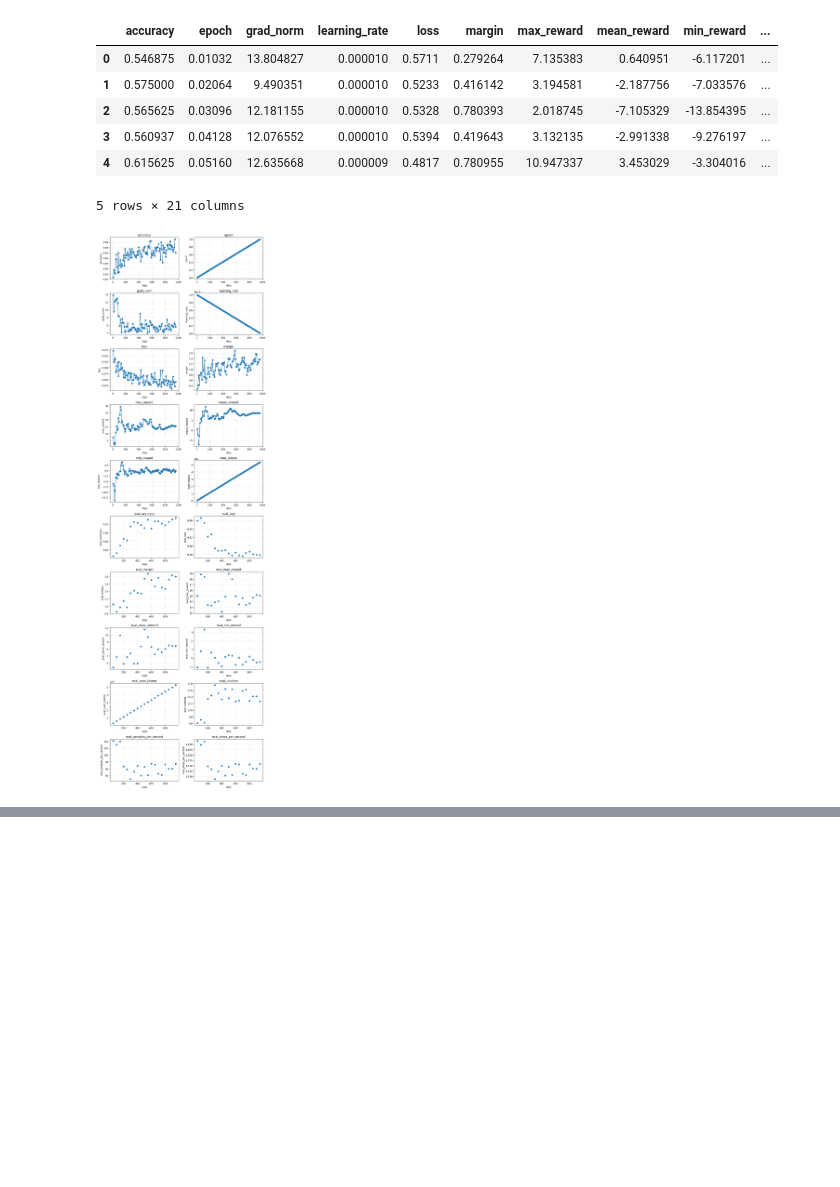
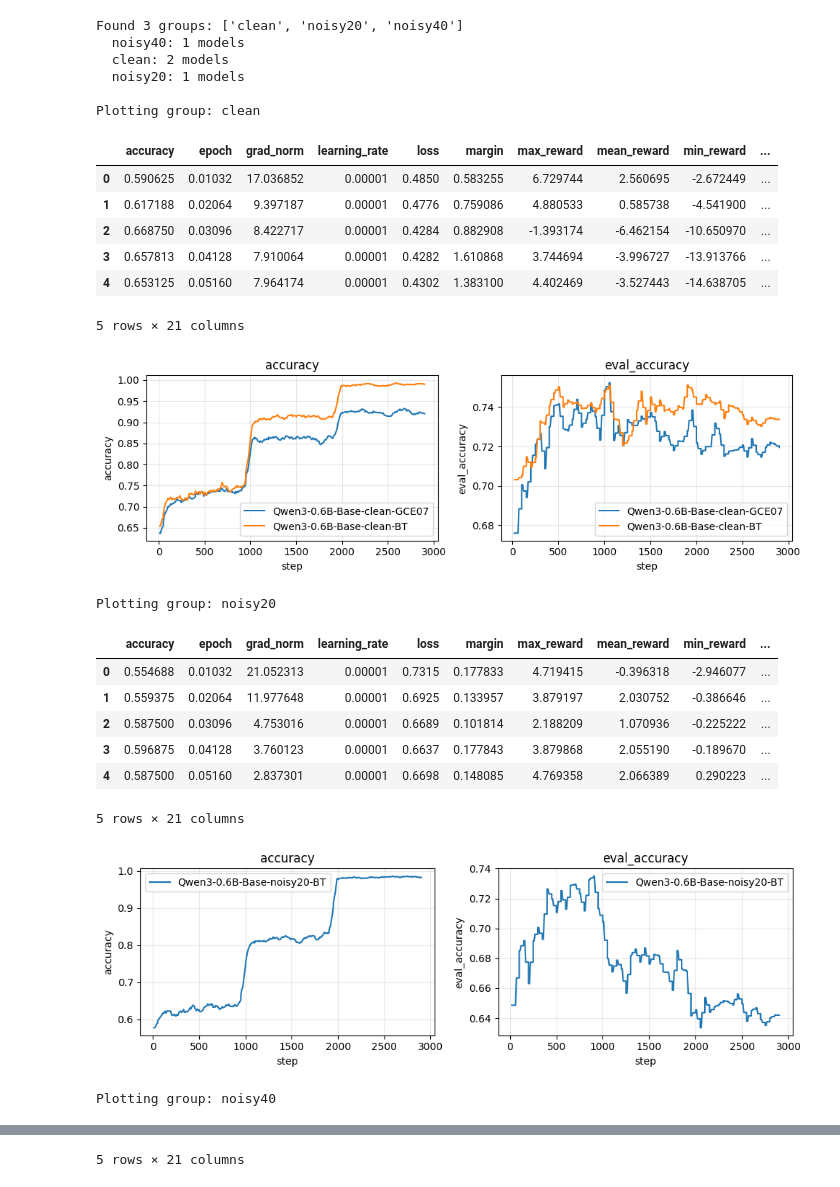
Before and after one commit to iamxjy/dl-rm-loss, a Jupyter notebook: reward_modeling/reward_modeling_visualize.ipynb, the cells around one changed output, grey strips where cells are left out. Drawn from its saved outputs; the diff is of its cells as text; code cells hidden in the pictures; blank space fills up the shorter version.

Commit message:
change some visualizations

```diff
--- a/reward_modeling/reward_modeling_visualize.ipynb
+++ b/reward_modeling/reward_modeling_visualize.ipynb
@@ -81,12 +0,0 @@ plot(TRAINER_STATE_PATH)
-# %%
-TRAINER_STATE_PATH = Path("/proj/inf-scaling/iris/dl-rm-loss/reward_modeling/Qwen2-0.5B-Reward-noisy-GCE07/checkpoint-969/trainer_state.json")
-plot(TRAINER_STATE_PATH)
-# %% [output]
-|  | accuracy | epoch | grad_norm | learning_rate | loss | margin | max_reward | mean_reward | min_reward | ... |
-| 0 | 0.546875 | 0.01032 | 13.804827 | 0.000010 | 0.5711 | 0.279264 | 7.135383 | 0.640951 | -6.117201 | ... |
-| 1 | 0.575000 | 0.02064 | 9.490351 | 0.000010 | 0.5233 | 0.416142 | 3.194581 | -2.187756 | -7.033576 | ... |
-| 2 | 0.565625 | 0.03096 | 12.181155 | 0.000010 | 0.5328 | 0.780393 | 2.018745 | -7.105329 | -13.854395 | ... |
-| 3 | 0.560937 | 0.04128 | 12.076552 | 0.000010 | 0.5394 | 0.419643 | 3.132135 | -2.991338 | -9.276197 | ... |
-| 4 | 0.615625 | 0.05160 | 12.635668 | 0.000009 | 0.4817 | 0.780955 | 10.947337 | 3.453029 | -3.304016 | ... |
-5 rows × 21 columns
-[figure, removed]
@@ -92,0 +184,38 @@ plot(TRAINER_STATE_PATH)
+# %%
+# Plot all groups separately, showing only accuracy and eval_accuracy
+base_path = Path("models_epoch3/")
+groups = group_models_by_suffix(base_path)
+
+print(f"Found {len(groups)} groups: {sorted(groups.keys())}")
+for suffix, paths in groups.items():
+    print(f"  {suffix}: {len(paths)} models")
+
+# Plot each group separately
+for suffix, trainer_state_paths in sorted(groups.items()):
+    print(f"\nPlotting group: {suffix}")
+    plot_many(trainer_state_paths, smoothing=10, fields_to_plot=["accuracy", "eval_accuracy"])
+# %% [output]
+Found 3 groups: ['clean', 'noisy20', 'noisy40']
+  noisy40: 1 models
+  clean: 2 models
+  noisy20: 1 models
+
+Plotting group: clean
+|  | accuracy | epoch | grad_norm | learning_rate | loss | margin | max_reward | mean_reward | min_reward | ... |
+| 0 | 0.590625 | 0.01032 | 17.036852 | 0.00001 | 0.4850 | 0.583255 | 6.729744 | 2.560695 | -2.672449 | ... |
+| 1 | 0.617188 | 0.02064 | 9.397187 | 0.00001 | 0.4776 | 0.759086 | 4.880533 | 0.585738 | -4.541900 | ... |
+| 2 | 0.668750 | 0.03096 | 8.422717 | 0.00001 | 0.4284 | 0.882908 | -1.393174 | -6.462154 | -10.650970 | ... |
+| 3 | 0.657813 | 0.04128 | 7.910064 | 0.00001 | 0.4282 | 1.610868 | 3.744694 | -3.996727 | -13.913766 | ... |
+| 4 | 0.653125 | 0.05160 | 7.964174 | 0.00001 | 0.4302 | 1.383100 | 4.402469 | -3.527443 | -14.638705 | ... |
+5 rows × 21 columns
+[figure, added]
+Plotting group: noisy20
+|  | accuracy | epoch | grad_norm | learning_rate | loss | margin | max_reward | mean_reward | min_reward | ... |
+| 0 | 0.554688 | 0.01032 | 21.052313 | 0.00001 | 0.7315 | 0.177833 | 4.719415 | -0.396318 | -2.946077 | ... |
+| 1 | 0.559375 | 0.02064 | 11.977648 | 0.00001 | 0.6925 | 0.133957 | 3.879197 | 2.030752 | -0.386646 | ... |
+| 2 | 0.587500 | 0.03096 | 4.753016 | 0.00001 | 0.6689 | 0.101814 | 2.188209 | 1.070936 | -0.225222 | ... |
+| 3 | 0.596875 | 0.04128 | 3.760123 | 0.00001 | 0.6637 | 0.177843 | 3.879868 | 2.055190 | -0.189670 | ... |
+| 4 | 0.587500 | 0.05160 | 2.837301 | 0.00001 | 0.6698 | 0.148085 | 4.769358 | 2.066389 | 0.290223 | ... |
+5 rows × 21 columns
+[figure, added]
+Plotting group: noisy40
@@ -92,0 +228 @@ plot(TRAINER_STATE_PATH)
+5 rows × 21 columns
```
Also changed, not shown: parts of 8 cells of this notebook, 1 other file.
